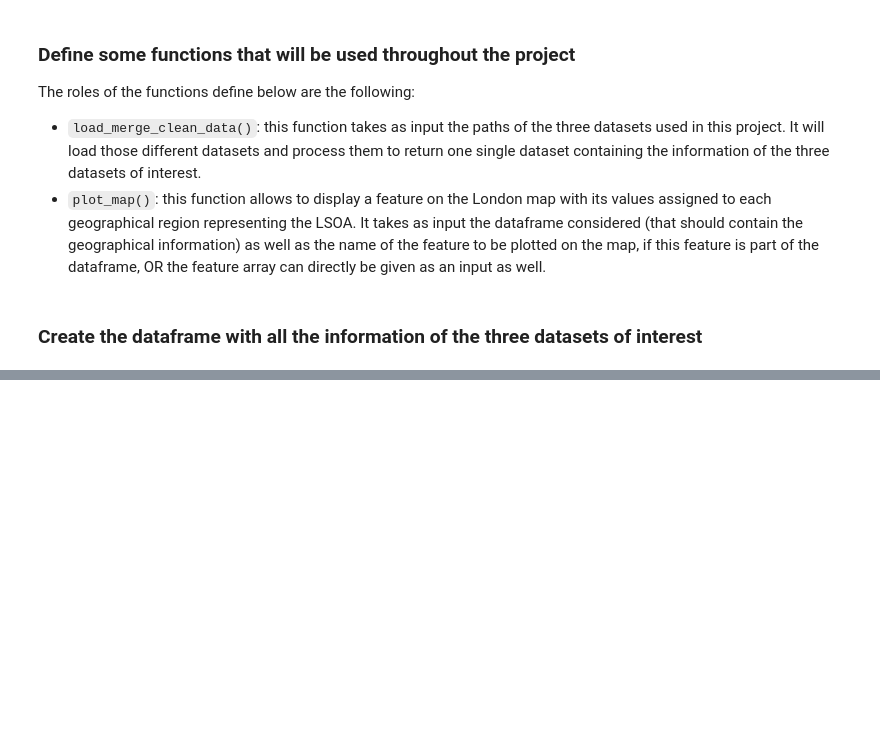
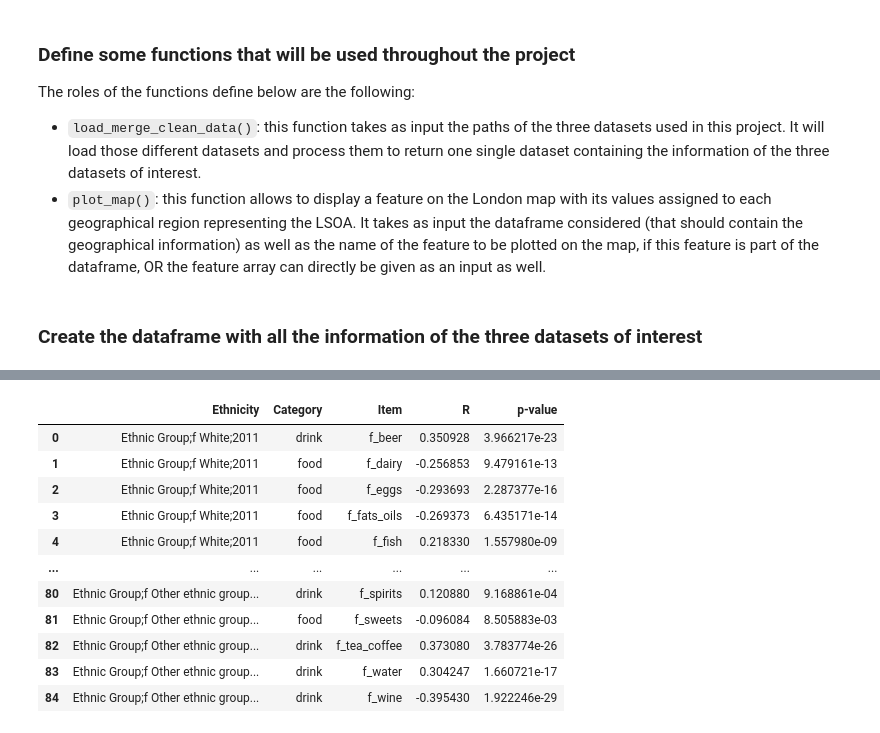
Before and after one commit to epfl-ada/ada-2020-project-milestone-p3-p3_enchiladas, a Jupyter notebook: proj_NB.ipynb, the cells around one changed output, grey strips where cells are left out. Saved outputs shown, nothing was run; the diff lists cells and outputs as text; code cells hidden in the pictures; blank space fills up the shorter version.

```diff
--- a/proj_NB.ipynb
+++ b/proj_NB.ipynb
@@ -126,0 +353,84 @@ full_df
+# %%
+# list containing names of the different products proportions
+f_items_idx_lo = repr_df.columns.get_loc('f_beer')
+f_items_idx_hi = repr_df.columns.get_loc('f_wine')+1
+item_col = np.array(repr_df.columns[f_items_idx_lo:f_items_idx_hi]) # list containing name of the columns
+n_item = item_col.shape[0]
+
+# list containing names of the different ethnic groups
+f_ethnicity_idx_lo = repr_df.columns.get_loc('Ethnic Group;f White;2011')
+f_ethnicity_idx_hi = repr_df.columns.get_loc('Ethnic Group;f Other ethnic group;2011')+1
+ethnicity_col = np.array(repr_df.columns[f_ethnicity_idx_lo:f_ethnicity_idx_hi]) # list containing name of the columns
+n_ethnicity = ethnicity_col.shape[0]
+
+# repeat elements to get good format
+item_col = np.tile(item_col, n_ethnicity)
+ethnicity_col = np.repeat(ethnicity_col, n_item)
+
+
+f_items = []
+for col in repr_df.iloc[:, f_items_idx_lo:f_items_idx_hi].columns:
+    f_items.append(repr_df[col].values)
+
+f_ethnicities = []
+for col in repr_df.iloc[:, f_ethnicity_idx_lo:f_ethnicity_idx_hi].columns:
+    f_ethnicities.append(repr_df[col].values)
+
+R_col = []
+p_col = []
+
+for et in f_ethnicities:
+    for item in f_items:
+        R, p = spearmanr(et, item)
+        R_col.append(R)
+        p_col.append(p)
+
+d = {'Ethnicity': ethnicity_col.tolist(),
+     'Item': item_col.tolist(),
+     'R': R_col,
+     'p-value': p_col}
+
+ff_corr_df = pd.DataFrame(data = d)
+
+# add a "Category column" to label items as food or drink
+def is_food_or_drink(Item):
+
+    food_list = set(['f_dairy',
+                     'f_eggs',
+                     'f_fats_oils',
+                     'f_fish',
+                     'f_fruit_veg',
+                     'f_grains',
+                     'f_meat_red',
+                     'f_poultry',
+                     'f_readymade',
+                     'f_sauces',
+                     'f_sweets'])
+
+    drink_list = set(['f_beer',
+                      'f_soft_drinks',
+                      'f_spirits',
+                      'f_tea_coffee',
+                      'f_water',
+                      'f_wine'])
+
+    if Item in food_list :
+        return "food"
+    elif Item in drink_list :
+        return "drink"
+
+ff_corr_df.insert(1, 'Category', ff_corr_df['Item'].apply(is_food_or_drink), True)
+ff_corr_df
+# %% [output]
+|  | Ethnicity | Category | Item | R | p-value |
+| 0 | Ethnic Group;f White;2011 | drink | f_beer | 0.350928 | 3.966217e-23 |
+| 1 | Ethnic Group;f White;2011 | food | f_dairy | -0.256853 | 9.479161e-13 |
+| 2 | Ethnic Group;f White;2011 | food | f_eggs | -0.293693 | 2.287377e-16 |
+| 3 | Ethnic Group;f White;2011 | food | f_fats_oils | -0.269373 | 6.435171e-14 |
+| 4 | Ethnic Group;f White;2011 | food | f_fish | 0.218330 | 1.557980e-09 |
+| ... | ... | ... | ... | ... | ... |
+| 80 | Ethnic Group;f Other ethnic group... | drink | f_spirits | 0.120880 | 9.168861e-04 |
+| 81 | Ethnic Group;f Other ethnic group... | food | f_sweets | -0.096084 | 8.505883e-03 |
+| 82 | Ethnic Group;f Other ethnic group... | drink | f_tea_coffee | 0.373080 | 3.783774e-26 |
+| 83 | Ethnic Group;f Other ethnic group... | drink | f_water | 0.304247 | 1.660721e-17 |
+| 84 | Ethnic Group;f Other ethnic group... | drink | f_wine | -0.395430 | 1.922246e-29 |
```
Also changed, not shown: parts of 26 cells of this notebook.
